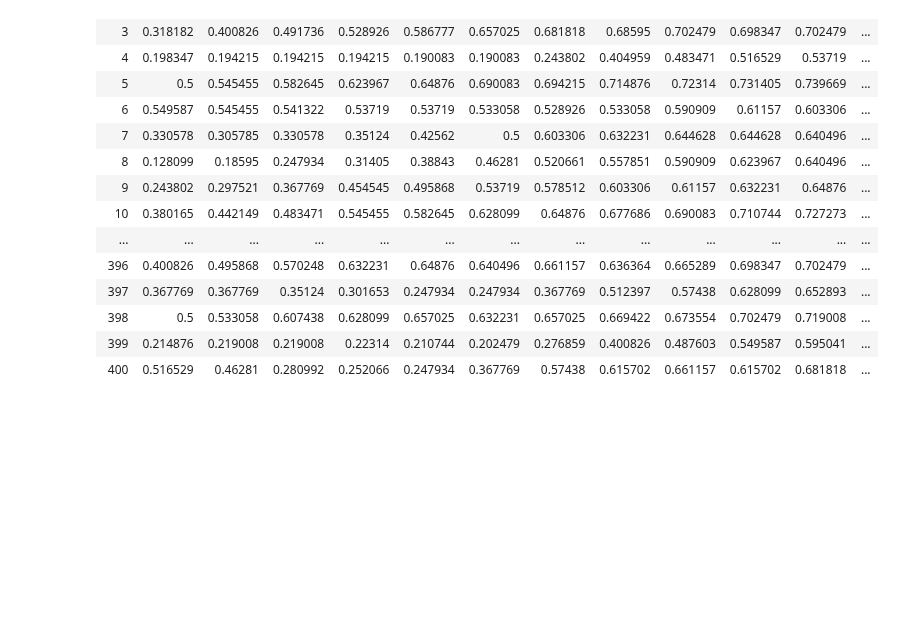
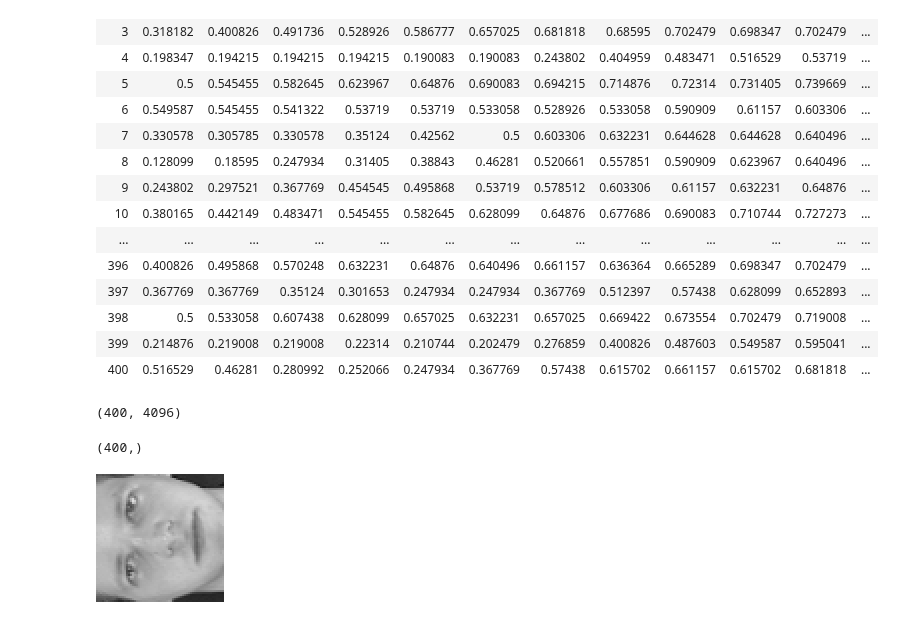
Before and after one commit to Ju4nox/UCM, a Jupyter notebook: Compu Numérica/3.-Eigenfaces.ipynb, the cells around one changed output. Cells and saved outputs as stored; diff of their text form; code cells hidden in the pictures; blank space fills up the shorter version.

```diff
--- a/Compu Numérica/3.-Eigenfaces.ipynb
+++ b/Compu Numérica/3.-Eigenfaces.ipynb
@@ -426,0 +258,14 @@ faces = OpenML.load(41083) |> DataFrame
+# %%
+size(x)  # debería dar (n_imagenes, 4096)
+# %% [output]
+(400, 4096)
+# %%
+size(y)  # debería dar (n_imagenes,)
+# %% [output]
+(400,)
+# %%
+using Images, Colors, ImageShow
+    img = reshape(X[1, :], 64, 64)  # vuelve a forma 64x64
+    Gray.(img)                  # asegúrate de mostrarla en escala de grises
+# %% [output]
+[figure, added]
```
Also changed, not shown: parts of 49 cells of this notebook.
